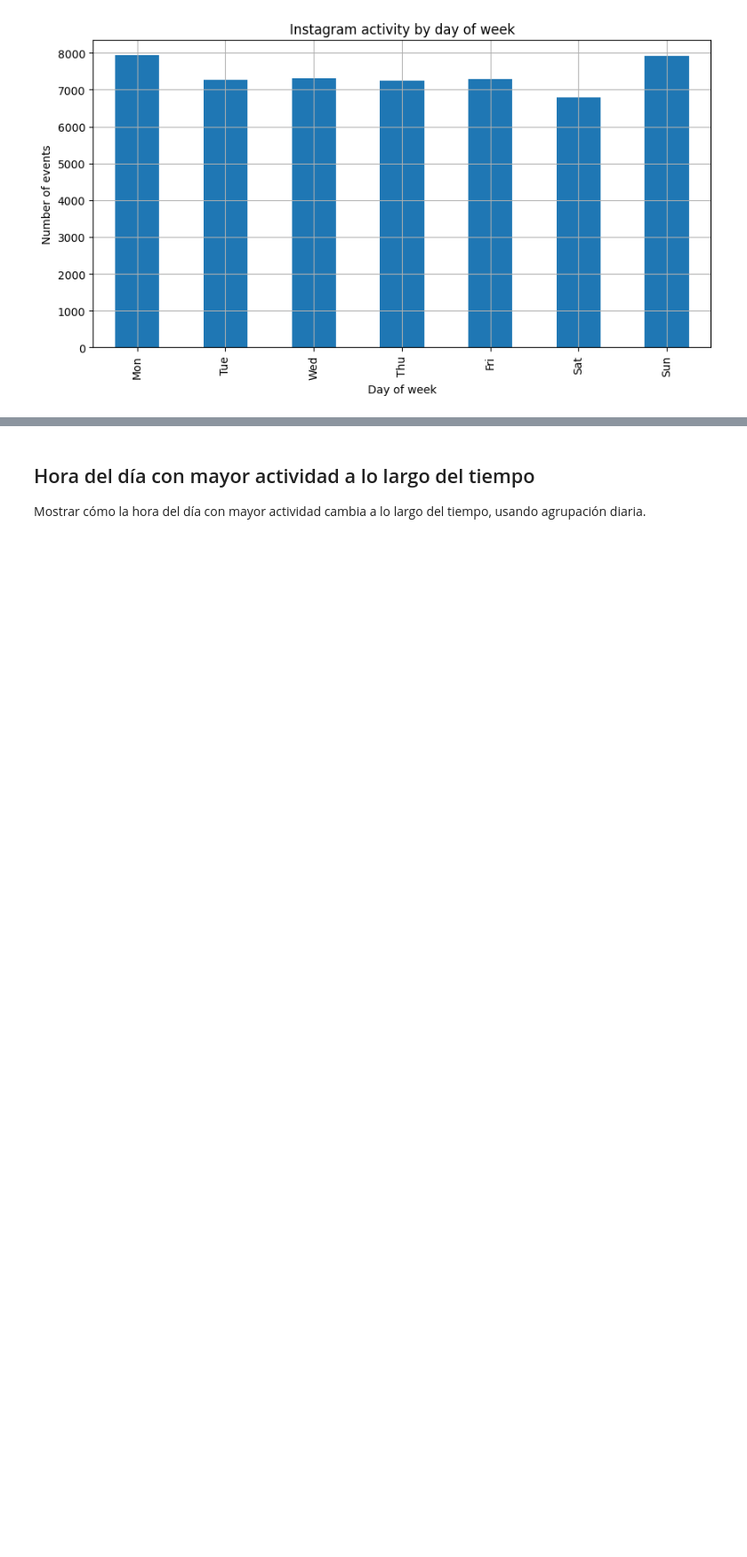
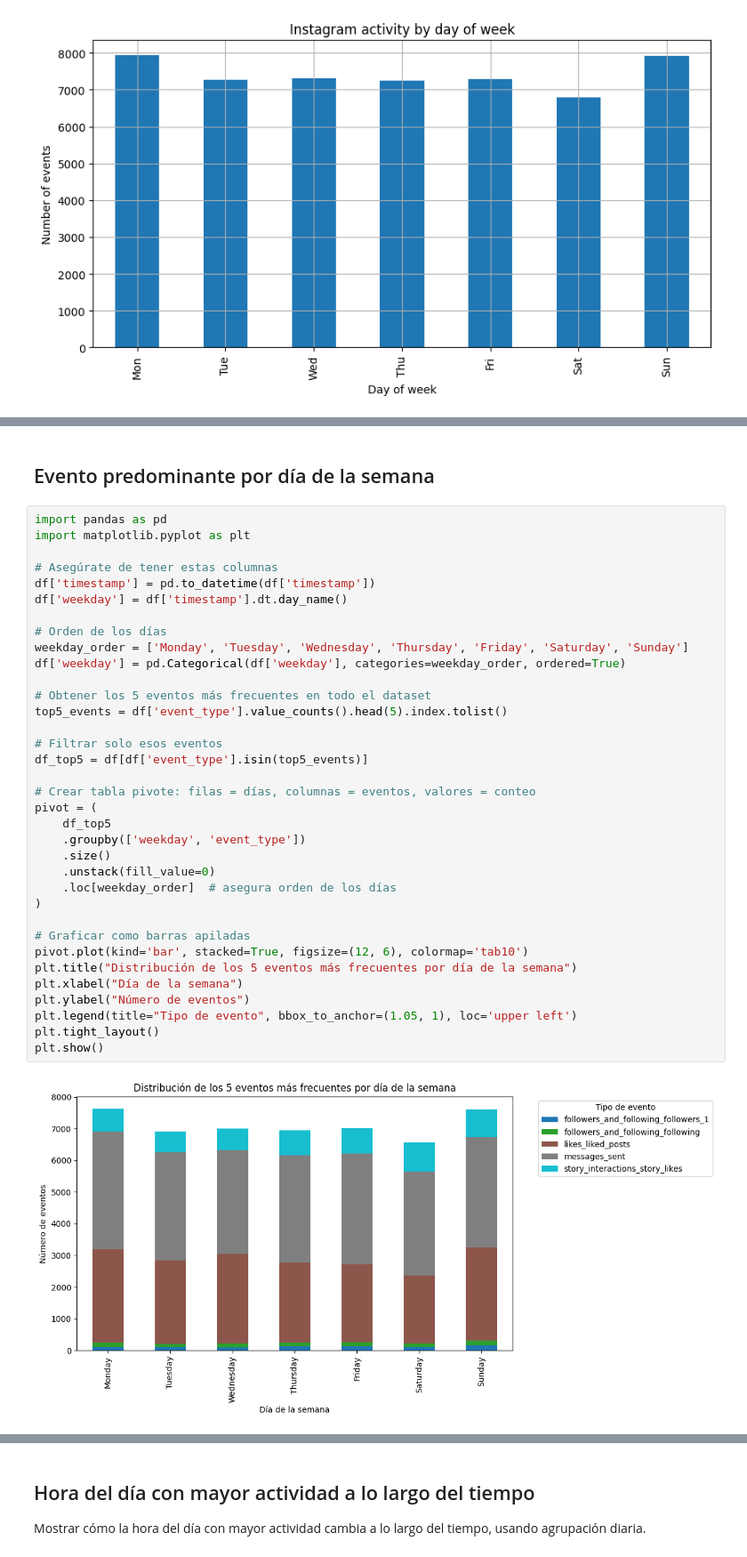
Before and after one commit to AlmuBC/instagram-behavior-analysis, a Jupyter notebook: notebooks/01_exploration.ipynb, the cells around one changed output, grey strips where cells are left out. Shown: that part at 89% size. Cells and saved outputs as stored; diff of their text form; blank space fills up the shorter version.

Commit message:
chore: add stacked bar and area plots for top 5 event types

```diff
--- a/notebooks/01_exploration.ipynb
+++ b/notebooks/01_exploration.ipynb
@@ -131,0 +140,39 @@ plt.show()
+# %% [markdown]
+## Evento predominante por día de la semana
+# %%
+import pandas as pd
+import matplotlib.pyplot as plt
+
+# Asegúrate de tener estas columnas
+df['timestamp'] = pd.to_datetime(df['timestamp'])
+df['weekday'] = df['timestamp'].dt.day_name()
+
+# Orden de los días
+weekday_order = ['Monday', 'Tuesday', 'Wednesday', 'Thursday', 'Friday', 'Saturday', 'Sunday']
+df['weekday'] = pd.Categorical(df['weekday'], categories=weekday_order, ordered=True)
+
+# Obtener los 5 eventos más frecuentes en todo el dataset
+top5_events = df['event_type'].value_counts().head(5).index.tolist()
+
+# Filtrar solo esos eventos
+df_top5 = df[df['event_type'].isin(top5_events)]
+
+# Crear tabla pivote: filas = días, columnas = eventos, valores = conteo
+pivot = (
+    df_top5
+    .groupby(['weekday', 'event_type'])
+    .size()
+    .unstack(fill_value=0)
+    .loc[weekday_order]  # asegura orden de los días
+)
+
+# Graficar como barras apiladas
+pivot.plot(kind='bar', stacked=True, figsize=(12, 6), colormap='tab10')
+plt.title("Distribución de los 5 eventos más frecuentes por día de la semana")
+plt.xlabel("Día de la semana")
+plt.ylabel("Número de eventos")
+plt.legend(title="Tipo de evento", bbox_to_anchor=(1.05, 1), loc='upper left')
+plt.tight_layout()
+plt.show()
+# %% [output]
+[figure, added]
```
Also changed, not shown: parts of 7 cells of this notebook.
